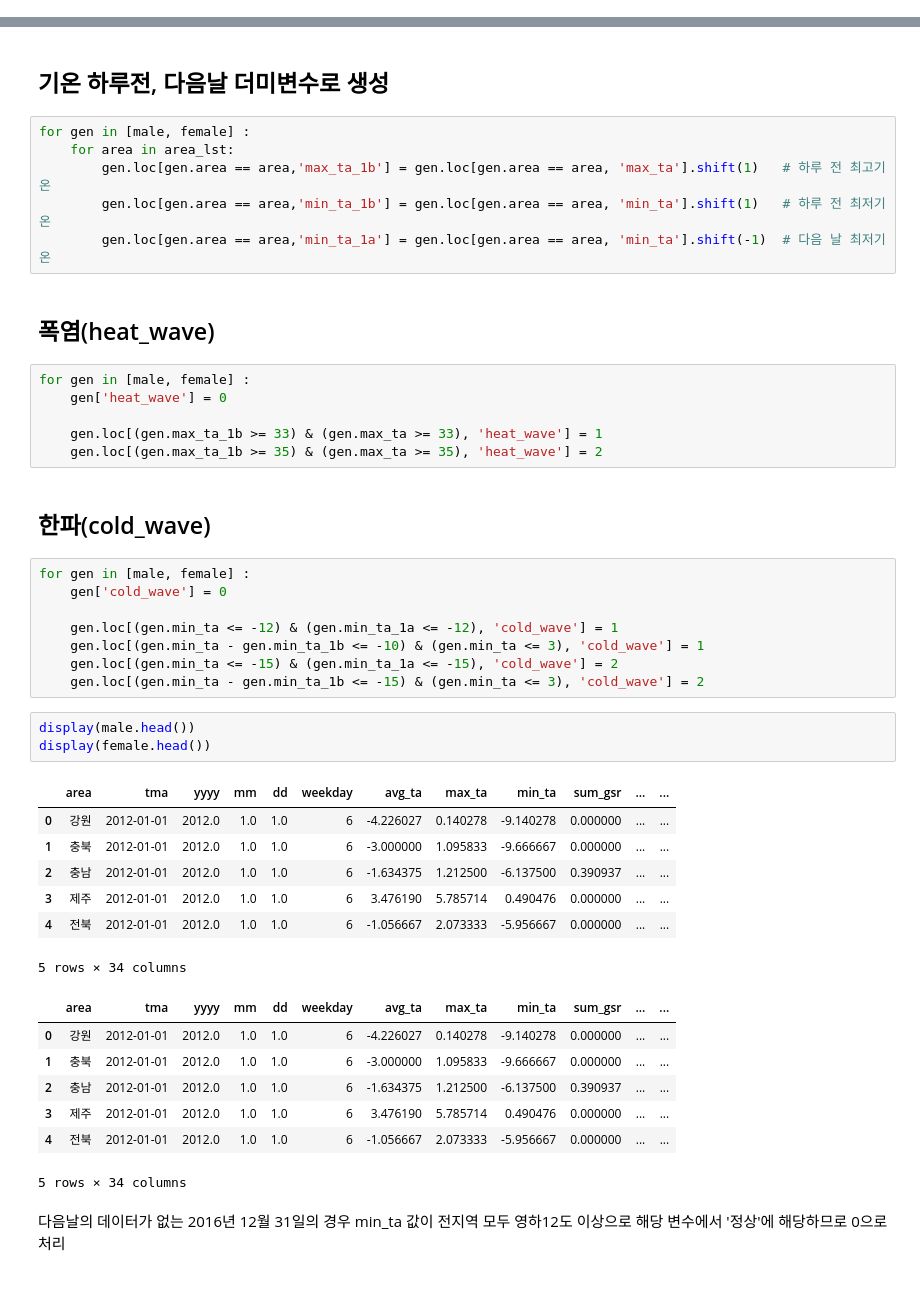
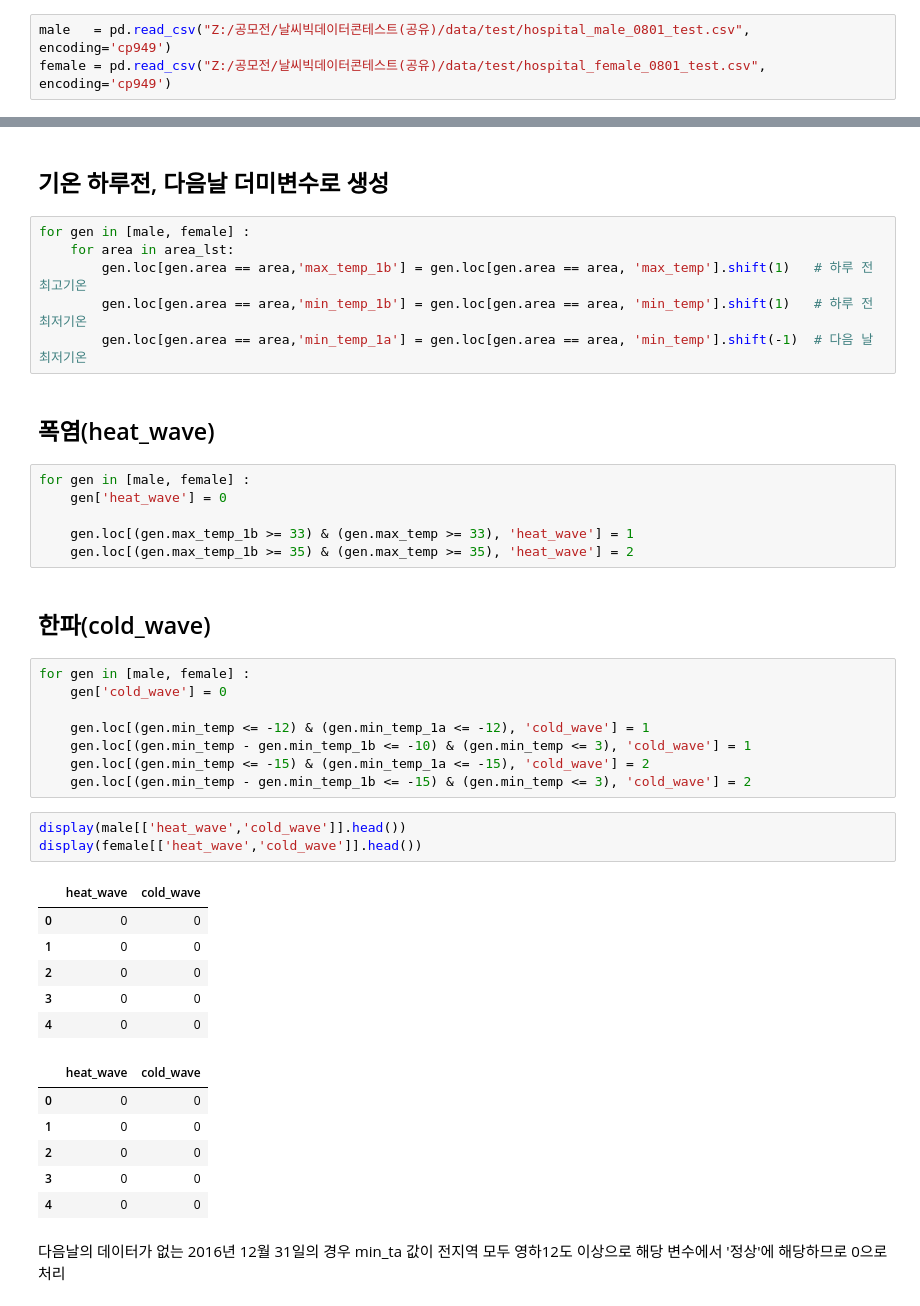
Before and after one commit to leech2193/weather_hospital_sowhat, a Jupyter notebook: add_columns.ipynb, the cells around one changed output, grey strips where cells are left out. Saved outputs shown, nothing was run; the diff lists cells and outputs as text.

```diff
--- a/add_columns.ipynb
+++ b/add_columns.ipynb
@@ -133,6 +133,9 @@ hospital_female_frm.to_csv('./hospital_female_0729_test.csv', encoding='cp949',
 # %%
 male   = pd.read_csv("./hospital_male_0729_test.csv", encoding='cp949')
 female = pd.read_csv("./hospital_female_0729_test.csv", encoding='cp949')
+# %%
+male   = pd.read_csv("Z:/공모전/날씨빅데이터콘테스트(공유)/data/test/hospital_male_0801_test.csv", encoding='cp949')
+female = pd.read_csv("Z:/공모전/날씨빅데이터콘테스트(공유)/data/test/hospital_female_0801_test.csv", encoding='cp949')
 # %%
 male.tma = pd.to_datetime(male.tma)
 female.tma = pd.to_datetime(female.tma)
@@ -153,45 +156,43 @@ array(['강원', '충북', '충남', '제주', '전북', '인천', '울산', '
 # %%
 for gen in [male, female] :
     for area in area_lst:
-        gen.loc[gen.area == area,'max_ta_1b'] = gen.loc[gen.area == area, 'max_ta'].shift(1)   # 하루 전 최고기온
-        gen.loc[gen.area == area,'min_ta_1b'] = gen.loc[gen.area == area, 'min_ta'].shift(1)   # 하루 전 최저기온
-        gen.loc[gen.area == area,'min_ta_1a'] = gen.loc[gen.area == area, 'min_ta'].shift(-1)  # 다음 날 최저기온
+        gen.loc[gen.area == area,'max_temp_1b'] = gen.loc[gen.area == area, 'max_temp'].shift(1)   # 하루 전 최고기온
+        gen.loc[gen.area == area,'min_temp_1b'] = gen.loc[gen.area == area, 'min_temp'].shift(1)   # 하루 전 최저기온
+        gen.loc[gen.area == area,'min_temp_1a'] = gen.loc[gen.area == area, 'min_temp'].shift(-1)  # 다음 날 최저기온
 # %% [markdown]
 ## 폭염(heat_wave)
 # %%
 for gen in [male, female] :
     gen['heat_wave'] = 0
 
-    gen.loc[(gen.max_ta_1b >= 33) & (gen.max_ta >= 33), 'heat_wave'] = 1
-    gen.loc[(gen.max_ta_1b >= 35) & (gen.max_ta >= 35), 'heat_wave'] = 2
+    gen.loc[(gen.max_temp_1b >= 33) & (gen.max_temp >= 33), 'heat_wave'] = 1
+    gen.loc[(gen.max_temp_1b >= 35) & (gen.max_temp >= 35), 'heat_wave'] = 2
 # %% [markdown]
 ## 한파(cold_wave)
 # %%
 for gen in [male, female] :
     gen['cold_wave'] = 0
 
-    gen.loc[(gen.min_ta <= -12) & (gen.min_ta_1a <= -12), 'cold_wave'] = 1
-    gen.loc[(gen.min_ta - gen.min_ta_1b <= -10) & (gen.min_ta <= 3), 'cold_wave'] = 1
-    gen.loc[(gen.min_ta <= -15) & (gen.min_ta_1a <= -15), 'cold_wave'] = 2
-    gen.loc[(gen.min_ta - gen.min_ta_1b <= -15) & (gen.min_ta <= 3), 'cold_wave'] = 2
+    gen.loc[(gen.min_temp <= -12) & (gen.min_temp_1a <= -12), 'cold_wave'] = 1
+    gen.loc[(gen.min_temp - gen.min_temp_1b <= -10) & (gen.min_temp <= 3), 'cold_wave'] = 1
+    gen.loc[(gen.min_temp <= -15) & (gen.min_temp_1a <= -15), 'cold_wave'] = 2
+    gen.loc[(gen.min_temp - gen.min_temp_1b <= -15) & (gen.min_temp <= 3), 'cold_wave'] = 2
 # %%
-display(male.head())
-display(female.head())
+display(male[['heat_wave','cold_wave']].head())
+display(female[['heat_wave','cold_wave']].head())
 # %% [output]
-|  | area | tma | yyyy | mm | dd | weekday | avg_ta | max_ta | min_ta | sum_gsr | ... | ... |
-| 0 | 강원 | 2012-01-01 | 2012.0 | 1.0 | 1.0 | 6 | -4.226027 | 0.140278 | -9.140278 | 0.000000 | ... | ... |
-| 1 | 충북 | 2012-01-01 | 2012.0 | 1.0 | 1.0 | 6 | -3.000000 | 1.095833 | -9.666667 | 0.000000 | ... | ... |
-| 2 | 충남 | 2012-01-01 | 2012.0 | 1.0 | 1.0 | 6 | -1.634375 | 1.212500 | -6.137500 | 0.390937 | ... | ... |
-| 3 | 제주 | 2012-01-01 | 2012.0 | 1.0 | 1.0 | 6 | 3.476190 | 5.785714 | 0.490476 | 0.000000 | ... | ... |
-| 4 | 전북 | 2012-01-01 | 2012.0 | 1.0 | 1.0 | 6 | -1.056667 | 2.073333 | -5.956667 | 0.000000 | ... | ... |
+|  | heat_wave | cold_wave |
+| 0 | 0 | 0 |
+| 1 | 0 | 0 |
+| 2 | 0 | 0 |
+| 3 | 0 | 0 |
+| 4 | 0 | 0 |
-5 rows × 34 columns
-|  | area | tma | yyyy | mm | dd | weekday | avg_ta | max_ta | min_ta | sum_gsr | ... | ... |
-| 0 | 강원 | 2012-01-01 | 2012.0 | 1.0 | 1.0 | 6 | -4.226027 | 0.140278 | -9.140278 | 0.000000 | ... | ... |
-| 1 | 충북 | 2012-01-01 | 2012.0 | 1.0 | 1.0 | 6 | -3.000000 | 1.095833 | -9.666667 | 0.000000 | ... | ... |
-| 2 | 충남 | 2012-01-01 | 2012.0 | 1.0 | 1.0 | 6 | -1.634375 | 1.212500 | -6.137500 | 0.390937 | ... | ... |
-| 3 | 제주 | 2012-01-01 | 2012.0 | 1.0 | 1.0 | 6 | 3.476190 | 5.785714 | 0.490476 | 0.000000 | ... | ... |
-| 4 | 전북 | 2012-01-01 | 2012.0 | 1.0 | 1.0 | 6 | -1.056667 | 2.073333 | -5.956667 | 0.000000 | ... | ... |
+|  | heat_wave | cold_wave |
+| 0 | 0 | 0 |
+| 1 | 0 | 0 |
+| 2 | 0 | 0 |
+| 3 | 0 | 0 |
+| 4 | 0 | 0 |
-5 rows × 34 columns
 # %% [markdown]
 다음날의 데이터가 없는 2016년 12월 31일의 경우 min_ta 값이 전지역 모두 영하12도 이상으로 해당 변수에서 '정상'에 해당하므로 0으로 처리
 # %%
```
Also changed, not shown: parts of 6 cells of this notebook, 1 other file.
